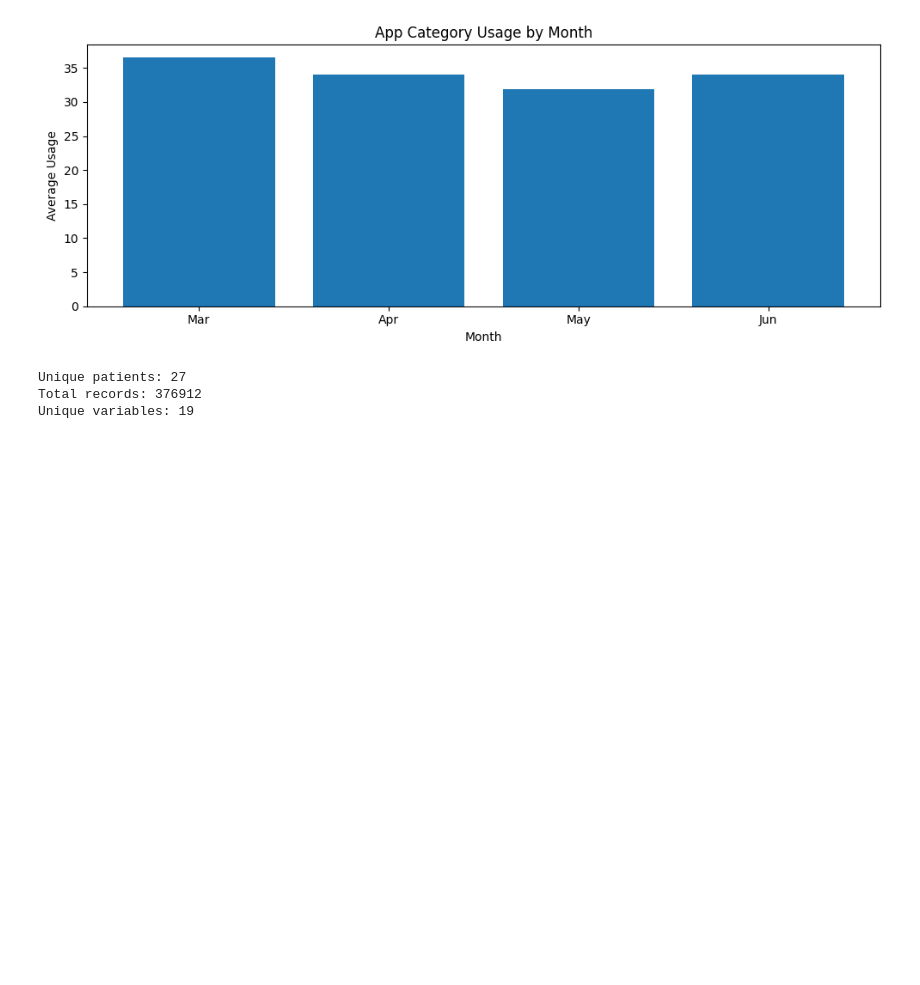
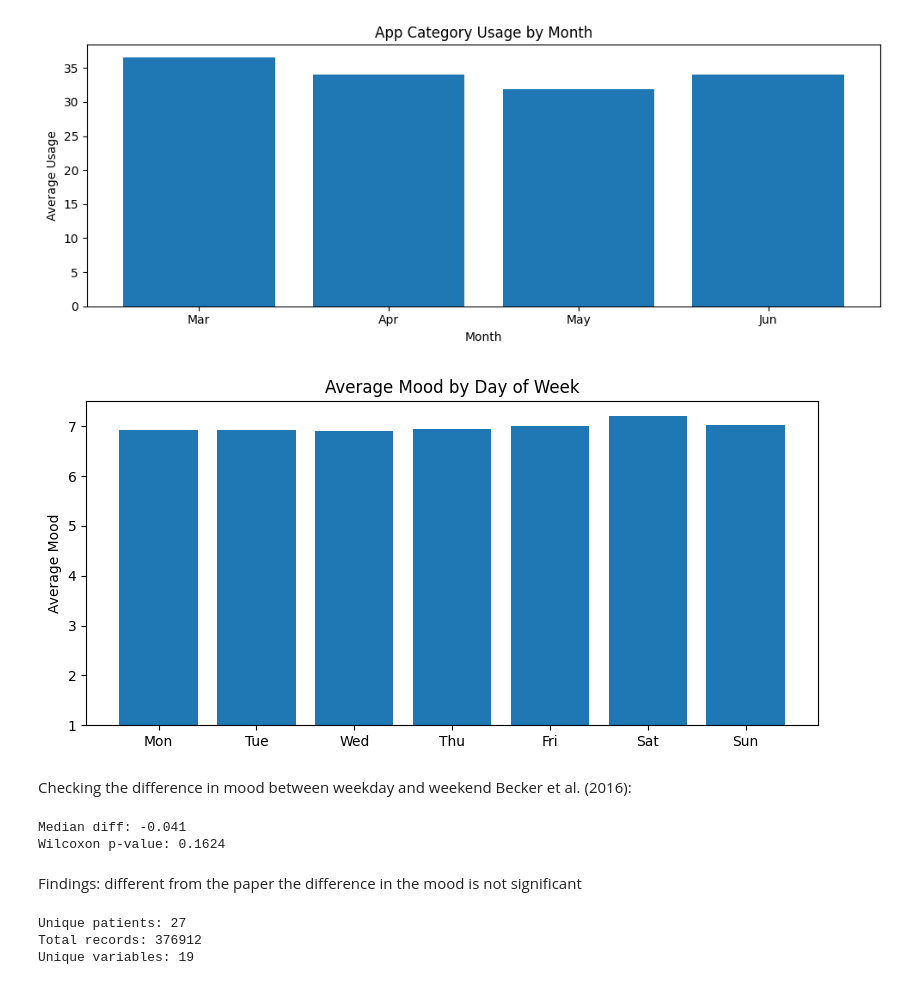
Before and after one commit to myriamth04/Data-Mining, a Jupyter notebook: eda.ipynb, the cells around one changed output. Cells and saved outputs as stored; diff of their text form; code cells hidden in the pictures; blank space fills up the shorter version.

```diff
--- a/eda.ipynb
+++ b/eda.ipynb
@@ -200,4 +196,55 @@ plt.show()
 [figure]
 [figure]
 [figure]
+# %%
+mood_weekday = (
+    df.filter(pl.col("variable") == "mood")
+    .with_columns(pl.col("date").dt.weekday().alias("weekday"))
+    .group_by("weekday")
+    .agg(pl.col("value").mean().alias("avg_mood"),
+         pl.col("value").std().alias("std_mood"))
+    .sort("weekday")
+)
+
+day_names = ["Mon", "Tue", "Wed", "Thu", "Fri", "Sat", "Sun"]
+fig, ax = plt.subplots(figsize=(8, 4))
+ax.bar(day_names, mood_weekday["avg_mood"].to_list())
+ax.set_ylabel("Average Mood")
+ax.set_title("Average Mood by Day of Week")
+ax.set_ylim(1, 7.5)
+plt.tight_layout()
+plt.show()
+# %% [output]
+[figure, added]
+# %% [markdown]
+Checking the difference in mood between weekday and weekend Becker et al. (2016):
+# %%
+
+mood_weekday_patient = (
+    df.filter(pl.col("variable") == "mood")
+    .with_columns(pl.col("date").dt.weekday().alias("weekday"))
+    .group_by(["id", "weekday"])
+    .agg(pl.col("value").mean().alias("avg_mood"))
+)
+
+monday_avgs = []
+other_avgs = []
+
+for pid in sorted(mood_weekday_patient["id"].unique().to_list()):
+    p = mood_weekday_patient.filter(pl.col("id") == pid)
+    mon = p.filter(pl.col("weekday") == 1)["avg_mood"]
+    rest = p.filter(pl.col("weekday") != 1)["avg_mood"]
+    if len(mon) > 0 and len(rest) > 0:
+        monday_avgs.append(mon.item())
+        other_avgs.append(rest.mean())
+
+diffs = np.array(monday_avgs) - np.array(other_avgs)
+stat, p_val = wilcoxon(diffs)
+print(f"Median diff: {np.median(diffs):.3f}")
+print(f"Wilcoxon p-value: {p_val:.4f}")
+# %% [output]
+Median diff: -0.041
+Wilcoxon p-value: 0.1624
+# %% [markdown]
+Findings: different from the paper the difference in the mood is not significant
 # %%
```
Also changed, not shown: parts of 20 cells of this notebook, 10 other files.
